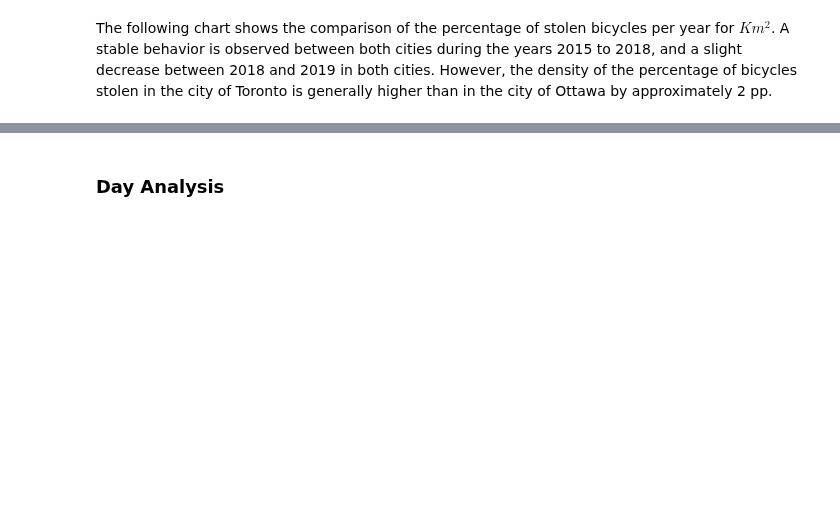
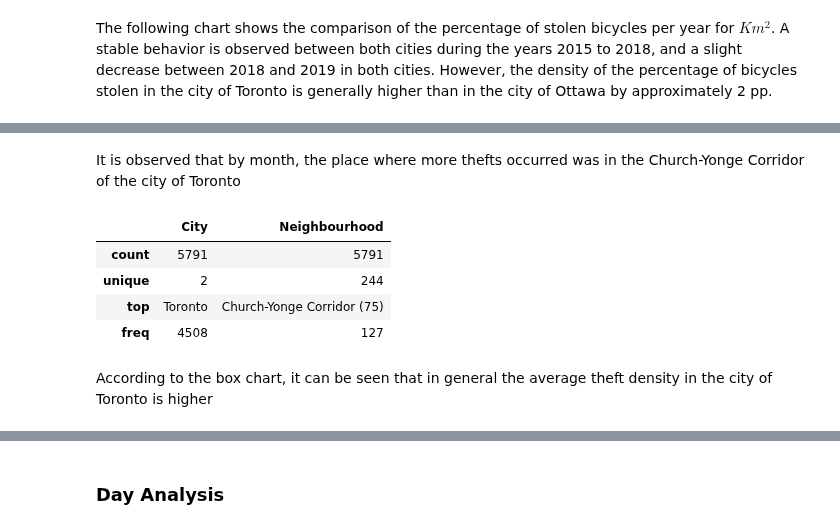
Before and after one commit to TEAM-IMT/bikes-theft-model, a Jupyter notebook: Codigos/Statistics_Census_Tatiana.ipynb, the cells around one changed output, grey strips where cells are left out. Cells and saved outputs as stored; diff of their text form; code cells hidden in the pictures; blank space fills up the shorter version.

```diff
--- a/Codigos/Statistics_Census_Tatiana.ipynb
+++ b/Codigos/Statistics_Census_Tatiana.ipynb
@@ -949,0 +962,12 @@ According to the figure, it is observed that there is not a great difference bet
+# %% [markdown]
+It is observed that by month, the place where more thefts occurred was in the Church-Yonge Corridor of the city of Toronto
+# %%
+Stolen_bikes_mon.describe(include='O')
+# %% [output]
+|  | City | Neighbourhood |
+| count | 5791 | 5791 |
+| unique | 2 | 244 |
+| top | Toronto | Church-Yonge Corridor (75) |
+| freq | 4508 | 127 |
+# %% [markdown]
+According to the box chart, it can be seen that in general the average theft density in the city of Toronto is higher
```
Also changed, not shown: parts of 25 cells of this notebook.
